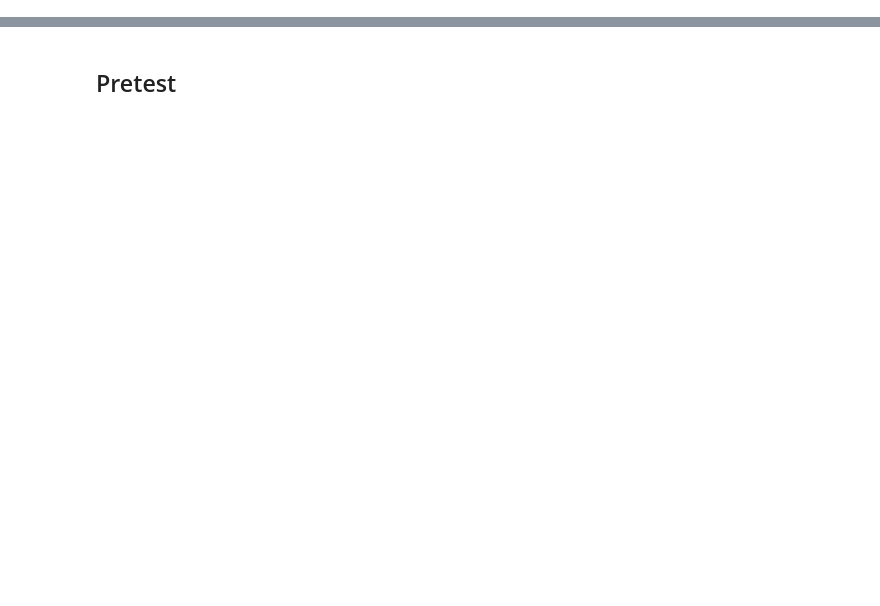
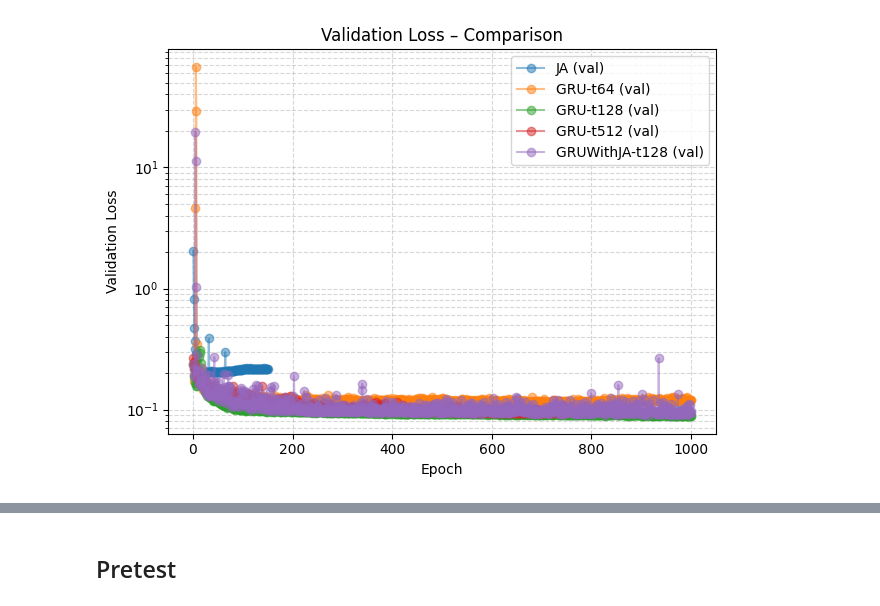
Before and after one commit to upb-lea/RHINO-MAG, a Jupyter notebook: dev/model_tests/os-2.0-evaluation.ipynb, the cells around one changed output, grey strips where cells are left out. Cells and saved outputs as stored; diff of their text form; code cells hidden in the pictures; blank space fills up the shorter version.

```diff
--- a/dev/model_tests/os-2.0-evaluation.ipynb
+++ b/dev/model_tests/os-2.0-evaluation.ipynb
@@ -213,3 +219,84 @@ seed = 0
+# %%
+seed = 0
+#exp_id = "3C90_8c804f77"#"3C90_78f120d2"
+#exp_id ="3C90_7632996d-4c4c-40"#(RMS-GRU8)#"3C90_4d5b2cc1-4e08-46"#"3C90_5cf07234-fbc2-44" #(RMS-JA+GRu 10epoche) # ##(MSE-GRU8)#
+exp_id_ja = "3C90_4ec8f810-298b-49"# (JA-150-new2)
+#exp_id = "3C90_0a78ff01-c96b-4d" #(JA-WITH-GRU8-100)
+exp_id_gru_64 = "3C90_374086cf-c35e-44"#(GRU- 1000 -t 64)
+exp_id_gru_128 = "3C90_3518af4e-4e09-42"#(GRU- 1000 -t 128)"3C90_e872d115-8497-4e"#(GRU- 500 -t 128) #"3C90_b908af2d-7a65-41"
+exp_id_gru_128_l2 = "3C90_bb0ba4f2-3c5d-42" # (GRU -100 -t 128 loss2)
+exp_id_gru_256 = "3C90_ff01bbb9-9cbf-44"#(GRU- 2000 -t 256)#"3C90_2df43a32-dd32-4b"#(GRU- 750 -t 256)
+exp_id_gru_512 = "3C90_058d5c98-bf0b-4c"#(GRU- 750 -t 512)
+#exp_id_ja_w_ext_gru = "3C90_524bba60-0d7e-47" # (JAWithExternGRU-500-new2)
+exp_id_ja_w_ext_gru = "3C90_af7dbb52-ecab-4b"#"3C90_68d6facc-9e57-4b"#"3C90_35cbeab0-b592-46" #(JAWithExternGRU-500-new2)
+#exp_id_ja_w_gru = "3C90_3be24d39-018c-4d" # (JAWithGRUlin)
+exp_id_ja_w_gru_lin = "3C90_50ef802d-7ccc-4c" # (JAWithGRUlin-750-new2)
+exp_id_param_mlp = "3C90_77b93f91-6624-45"#(JAParamMLP-750 -t 64) #"3C90_588a856c-2134-49"
+exp_id_param_gru_lin = "3C90_50565649-6028-44" #(JaParamGRUlin-500 -t 128)#"3C90_1519b7ac-ef06-4c" # (JAParamGRUlin-500)
+exp_id_ja_w_gru = "3C90_54f92af8-ef9e-4c"# (JAWithGRU-500-new2)
+exp_id_gru_ja = "3C90_cb66532d-ee29-4e" #(GRUWithJA -1000 -t 128)
+# %%
+import pandas as pd
+import numpy as np
+import matplotlib.pyplot as plt
+from pathlib import Path
+
+seed = 0
+
+# Aktive Experimente
+exp_ids = {
+    "JA": exp_id_ja,
+    "GRU-t64":exp_id_gru_64,
+    "GRU-t128": exp_id_gru_128,
+    #"GRU-t256": exp_id_gru_256,
+    "GRU-t512": exp_id_gru_512,
+    "GRUWithJA-t128":exp_id_gru_ja
+    # "JAWithExternGRU": exp_id_ja_w_ext_gru,
+    # "JaWithGRU": exp_id_ja_w_gru,
+    # "JAWithGRUlin": exp_id_ja_w_gru_lin,
+    # "JAParamMLP": exp_id_param_mlp,
+    # "JAParamGRUlin": exp_id_param_gru_lin,
+}
+# plt.figure(figsize=(10, 6))
+
+# for label, exp_id in exp_ids.items():
+#     loss_trend = EXPERIMENT_LOGS_ROOT / f"{exp_id}/seed_{seed}_loss_trends.parquet"
+
+#     loss_train_val = pd.read_parquet(loss_trend).to_numpy()
+#     val_loss = loss_train_val[:, 1]
+#     train_loss = loss_train_val[:, 0]
+#     epochs = np.arange(1, len(val_loss) + 1)
+#     plt.plot(epochs, train_loss, marker="o", label=f"{label} (val)", alpha=0.5)
+
+# plt.xlabel("Epoch")
+# plt.ylabel("Validation Loss")
+# plt.title("Validation Loss – Comparison")
+# plt.yscale("log")
+# plt.legend()
+# plt.grid(True, which="both", ls="--", alpha=0.5)
+# plt.tight_layout()
+# plt.show()
+# plt.figure(figsize=(10, 6))
+
+for label, exp_id in exp_ids.items():
+    loss_trend = EXPERIMENT_LOGS_ROOT / f"{exp_id}/seed_{seed}_loss_trends.parquet"
+
+    loss_train_val = pd.read_parquet(loss_trend).to_numpy()
+    val_loss = loss_train_val[:, 1]
+    train_loss = loss_train_val[:, 0]
+    epochs = np.arange(1, len(val_loss) + 1)
+    plt.plot(epochs, val_loss, marker="o", label=f"{label} (val)",alpha=0.5)
+
+plt.xlabel("Epoch")
+plt.ylabel("Validation Loss")
+plt.title("Validation Loss – Comparison")
+plt.yscale("log")
+plt.legend()
+plt.grid(True, which="both", ls="--", alpha=0.5)
+plt.tight_layout()
+plt.show()
+# %% [output]
+[figure, added]
 # %%
 loss_trend = EXPERIMENT_LOGS_ROOT / f"{exp_id}/seed_{seed}_loss_trends.parquet"
 loss_train_val = pd.read_parquet(loss_trend).to_numpy()
```
Also changed, not shown: parts of 20 cells of this notebook, 4 other files.
